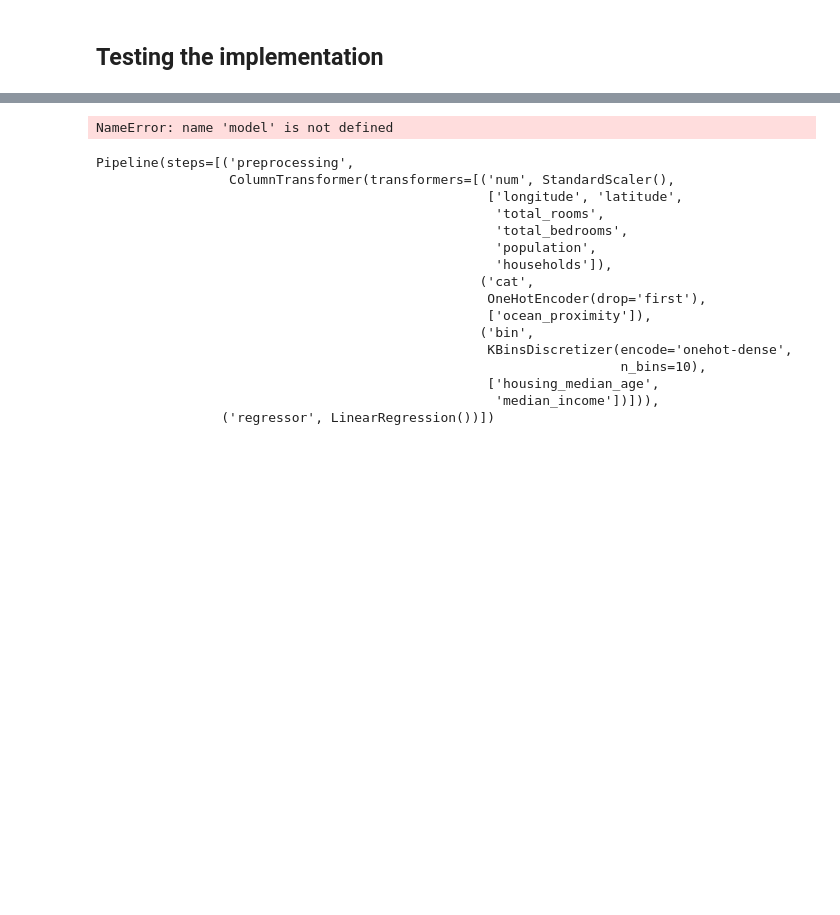
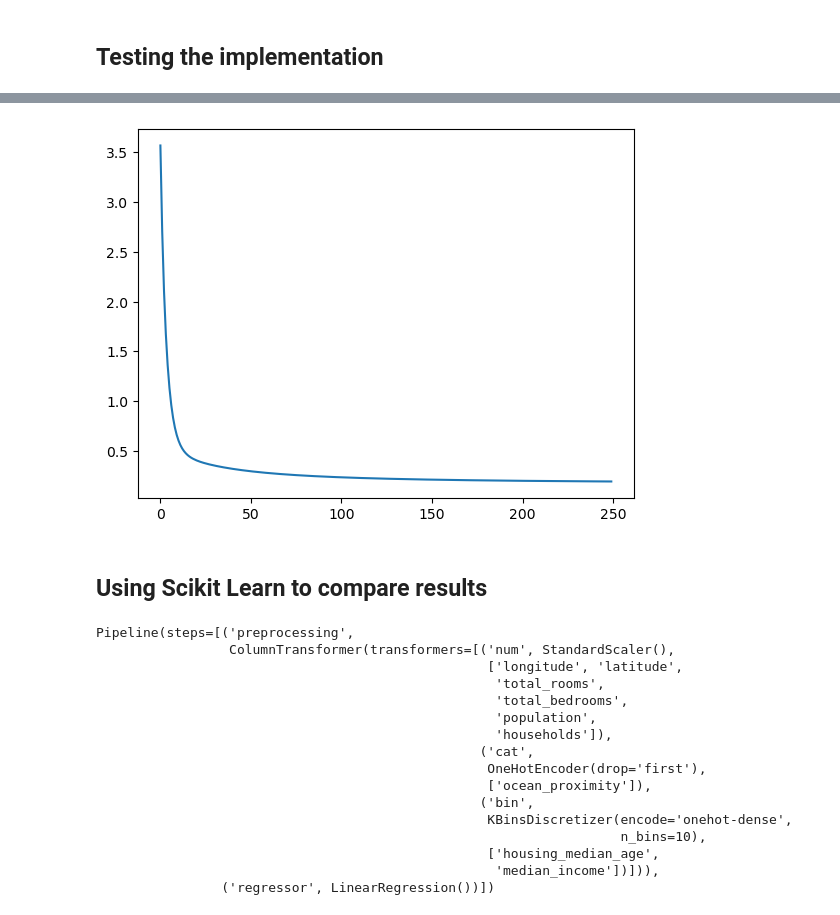
Before and after one commit to gabisartori/ine5664, a Jupyter notebook: aula-1/main.ipynb, the cells around one changed output, grey strips where cells are left out. Drawn from its saved outputs; the diff is of its cells as text; code cells hidden in the pictures; blank space fills up the shorter version.

```diff
--- a/aula-1/main.ipynb
+++ b/aula-1/main.ipynb
@@ -71,13 +71,18 @@ output_preprocessor = ColumnTransformer(
   ]
 )
 
-# preprocessor.fit(train_x)
-# train_x = preprocessor.transform(train_x)
-# test_x = preprocessor.transform(test_x)
+original_train_x = train_x.copy()
+original_test_x = test_x.copy()
+original_train_y = train_y.copy()
+original_test_y = test_y.copy()
 
-# output_preprocessor.fit(train_y)
-# train_y = output_preprocessor.transform(train_y)
-# test_y = output_preprocessor.transform(test_y)
+preprocessor.fit(train_x)
+train_x = preprocessor.transform(train_x)
+test_x = preprocessor.transform(test_x)
+
+output_preprocessor.fit(train_y)
+train_y = output_preprocessor.transform(train_y)
+test_y = output_preprocessor.transform(test_y)
 # %% [markdown]
 # Linear Regression
 # %%
@@ -123,7 +128,7 @@ class LinearRegression:
 # %% [markdown]
 ## Testing the implementation
 # %%
-# Training model on
 model = LinearRegression(train_x[0].shape[0])
-model.fit(train_x, train_y, verbose=False, epochs=10, training_step=0.1, plot=True)
+model.fit(train_x, train_y, verbose=False, epochs=250, training_step=0.1, plot=True)
 model.test(test_x, test_y)
+# %% [output]
@@ -130,7 +136,6 @@ model.test(test_x, test_y)
+[figure, added]
-# %%
-for n in range(50): print(model.predict(train_x[n]), train_y[n])
-# %% [output]
-NameError: name 'model' is not defined
+# %% [markdown]
+## Using Scikit Learn to compare results
 # %%
 from sklearn.pipeline import Pipeline
 from sklearn.linear_model import LinearRegression
```
Also changed, not shown: parts of 10 cells of this notebook.
